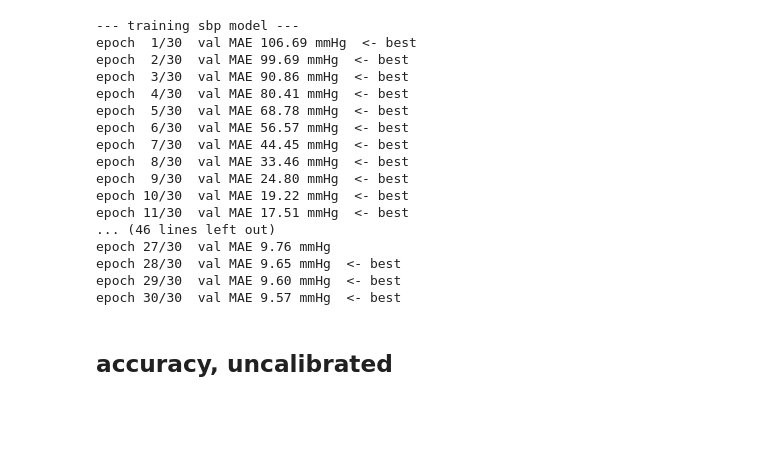
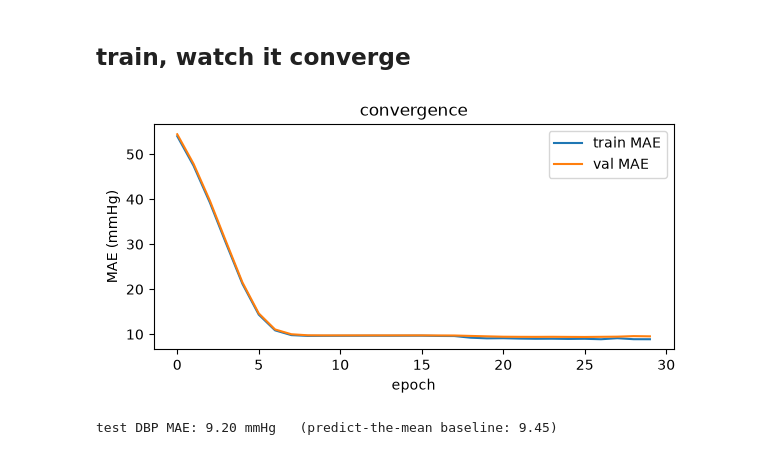
Before and after one commit to masonkadem/mechdemo, a Jupyter notebook: notebooks/real_transformer_shortcut_walkthrough.ipynb, the cells around one changed output. Cells and saved outputs as stored; diff of their text form; code cells hidden in the pictures; blank space fills up the shorter version.

```diff
--- a/notebooks/real_transformer_shortcut_walkthrough.ipynb
+++ b/notebooks/real_transformer_shortcut_walkthrough.ipynb
@@ -82,0 +38,5 @@ after mechlib.normalize() (per-segment, per-channel z-score) -- what the model a
+# %%
+DM, PATCH, HEADS, DEPTH = 64, 25, 4, 3          # default dropout (0.1), same as mechlib.WaveTransformer
+
+net = mechlib.WaveTransformer(n_ch=2, dm=DM, patch=PATCH, heads=HEADS, depth=DEPTH, L=Xtr.shape[1]).to(dev)
+print(net)
@@ -83,61 +64,41 @@ after mechlib.normalize() (per-segment, per-channel z-score) -- what the model a
+# %% [markdown]
+## train, watch it converge
 # %%
-class Transformer(nn.Module):
-    def __init__(s, dm=64, patch=25, heads=4, depth=1):
-        super().__init__()
-        s.patch = nn.Conv1d(2, dm, patch, patch)                    # signal -> L/patch tokens
-        s.pos = nn.Parameter(torch.randn(1, Xtr.shape[1] // patch, dm) * 0.02)
-        s.tr = nn.TransformerEncoder(
-            nn.TransformerEncoderLayer(dm, heads, dm * 2, dropout=0.0, batch_first=True), depth)
-        s.head = nn.Linear(dm, 1)
-    def features(s, x):                                              # (n, dm) -- what we'll probe
-        t = s.patch(x.transpose(1, 2)).transpose(1, 2) + s.pos
-        return s.tr(t).mean(1)                                       # pool over tokens
-    def forward(s, x): return s.head(s.features(x)).squeeze(1)        # (n,) -- one bp value
-
-def train_model(target, epochs=30):
-    net = Transformer().to(dev)
-    opt = torch.optim.Adam(net.parameters(), 2e-3)
+def train(net, epochs=30, bs=128, lr=2e-3):
+    opt = torch.optim.Adam(net.parameters(), lr)
     sched = torch.optim.lr_scheduler.StepLR(opt, step_size=10, gamma=0.5)
-    Xt, yt = torch.tensor(Xtr, device=dev), torch.tensor(ytr[:, target], device=dev)
-    Xv, yv = torch.tensor(Xva, device=dev), torch.tensor(yva[:, target], device=dev)
-
+    Xt, yt = torch.tensor(Xtr, device=dev), torch.tensor(ytr, device=dev)
+    Xv, yv = torch.tensor(Xva, device=dev), torch.tensor(yva, device=dev)
+    hist = {"train_mae": [], "val_mae": []}
     best_val, best_state = float("inf"), None
     for ep in range(epochs):
         net.train(); perm = torch.randperm(len(Xt))
-        for i in range(0, len(Xt), 128):
-            b = perm[i:i + 128]
+        for i in range(0, len(Xt), bs):
+            b = perm[i:i + bs]
             loss = ((net(Xt[b]) - yt[b]) ** 2).mean()
             opt.zero_grad(); loss.backward(); opt.step()
         sched.step(); net.eval()
         with torch.no_grad():
+            tm = float((net(Xt) - yt).abs().mean())
             vm = float((net(Xv) - yv).abs().mean())
+        hist["train_mae"].append(tm); hist["val_mae"].append(vm)
         if vm < best_val:
             best_val, best_state = vm, {k: v.clone() for k, v in net.state_dict().items()}
-        print(f"epoch {ep+1:2d}/{epochs}  val MAE {vm:.2f} mmHg" + ("  <- best" if vm == best_val else ""))
     net.load_state_dict(best_state); net.eval()
-    return net
+    return hist
 
-print("--- training sbp model ---")
-sbp_net = train_model(SBP)
-print("--- training dbp model ---")
-dbp_net = train_model(DBP)
+hist = train(net)
+
+plt.figure(figsize=(6, 3.2))
+plt.plot(hist["train_mae"], label="train MAE")
+plt.plot(hist["val_mae"], label="val MAE")
+plt.xlabel("epoch"); plt.ylabel("MAE (mmHg)"); plt.title("convergence"); plt.legend()
+plt.tight_layout(); plt.show()
+
+base = np.abs(ytr.mean() - yte).mean()
+with torch.no_grad():
+    mae = float((net(torch.tensor(Xte, device=dev)).cpu() - torch.tensor(yte)).abs().mean())
+print(f"test DBP MAE: {mae:.2f} mmHg   (predict-the-mean baseline: {base:.2f})")
 # %% [output]
+[figure, added]
---- training sbp model ---
-epoch  1/30  val MAE 106.69 mmHg  <- best
-epoch  2/30  val MAE 99.69 mmHg  <- best
-epoch  3/30  val MAE 90.86 mmHg  <- best
-epoch  4/30  val MAE 80.41 mmHg  <- best
-epoch  5/30  val MAE 68.78 mmHg  <- best
-epoch  6/30  val MAE 56.57 mmHg  <- best
-epoch  7/30  val MAE 44.45 mmHg  <- best
-epoch  8/30  val MAE 33.46 mmHg  <- best
-epoch  9/30  val MAE 24.80 mmHg  <- best
-epoch 10/30  val MAE 19.22 mmHg  <- best
-epoch 11/30  val MAE 17.51 mmHg  <- best
-... (46 lines left out)
-epoch 27/30  val MAE 9.76 mmHg
-epoch 28/30  val MAE 9.65 mmHg  <- best
-epoch 29/30  val MAE 9.60 mmHg  <- best
-epoch 30/30  val MAE 9.57 mmHg  <- best
+test DBP MAE: 9.20 mmHg   (predict-the-mean baseline: 9.45)
-# %% [markdown]
-## accuracy, uncalibrated
```
Also changed, not shown: parts of 24 cells of this notebook, 2 other files.
